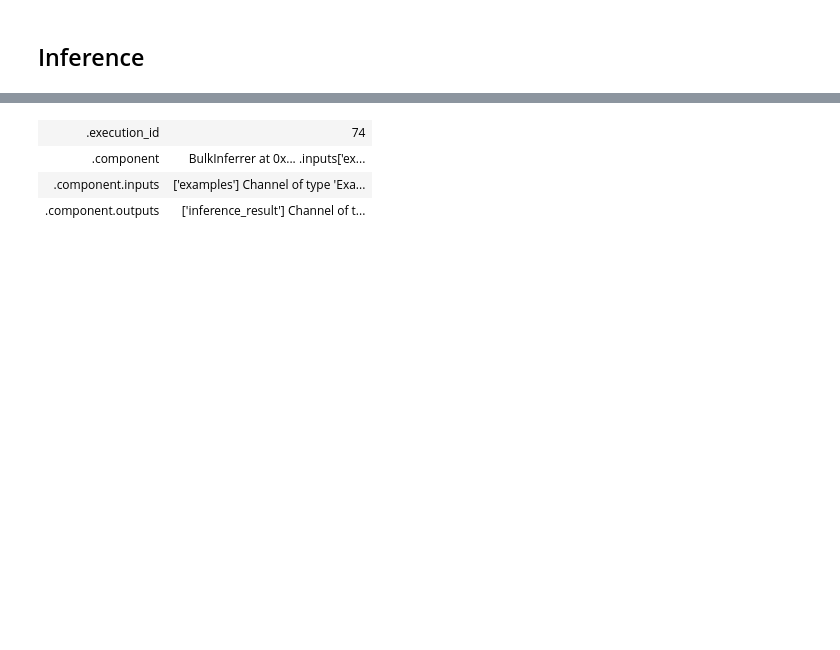
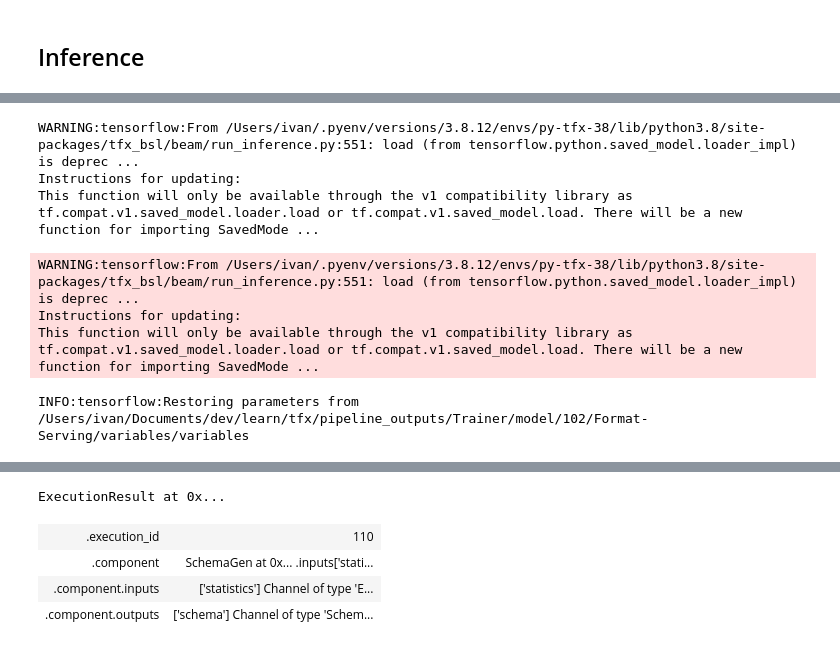
Before and after one commit to ivan-rivera/tfx, a Jupyter notebook: notebooks/interactive_pipeline.ipynb, the cells around one changed output, grey strips where cells are left out. Saved outputs shown, nothing was run; the diff lists cells and outputs as text; code cells hidden in the pictures; blank space fills up the shorter version.

Commit message:
updated interactive pipeline + data sampling

```diff
--- a/notebooks/interactive_pipeline.ipynb
+++ b/notebooks/interactive_pipeline.ipynb
@@ -444,3 +446,8 @@ if os.listdir(push_uri):
  <ConcreteFunction signature_wrapper(*, examples) at 0x...>)
 # %% [markdown]
 ## Inference
+# %%
+TEST_DATA_PATH = '/Users/ivan/Documents/dev/learn/tfx/data/test_data'
+infer_output_config = proto.Output(split_config=example_gen_pb2.SplitConfig(splits=[proto.SplitConfig.Split(name='test', hash_buckets=1)]))
+new_example_gen = tfx.components.CsvExampleGen(input_base=TEST_DATA_PATH, output_config=infer_output_config)
+context.run(new_example_gen)
@@ -447,23 +461,23 @@ if os.listdir(push_uri):
 # %%
 inferrer = tfx.components.BulkInferrer(
-    examples=example_gen.outputs['examples'],
+    examples=new_example_gen.outputs['examples'],
     model=trainer.outputs['model'],
     model_blessing=evaluator.outputs['blessing'],
     data_spec=tfx.proto.bulk_inferrer_pb2.DataSpec(),
     model_spec=tfx.proto.bulk_inferrer_pb2.ModelSpec(),
-#     output_example_spec=tfx.proto.bulk_inferrer_pb2.OutputExampleSpec(
-#          output_columns_spec=[tfx.proto.bulk_inferrer_pb2.OutputColumnsSpec(
-#              predict_output=tfx.proto.bulk_inferrer_pb2.PredictOutput(
-#                  output_columns=[tfx.proto.bulk_inferrer_pb2.PredictOutputCol(output_key='outputs',output_column='TARGET_PRED', )]
-#              )
-#          )]
-#      )
+    output_example_spec=tfx.proto.bulk_inferrer_pb2.OutputExampleSpec(
+         output_columns_spec=[tfx.proto.bulk_inferrer_pb2.OutputColumnsSpec(
+             predict_output=tfx.proto.bulk_inferrer_pb2.PredictOutput(
+                 output_columns=[tfx.proto.bulk_inferrer_pb2.PredictOutputCol(output_key='outputs',output_column='TARGET_PRED', )]
+             )
+         )]
+     )
 )
 context.run(inferrer)
 
-# infer_statistics = tfx.components.StatisticsGen(examples=inferrer.outputs['output_examples'])
-# context.run(infer_statistics)
+infer_statistics = tfx.components.StatisticsGen(examples=inferrer.outputs['output_examples'])
+context.run(infer_statistics)
 
-# infer_schema = tfx.components.SchemaGen(statistics=infer_statistics.outputs['statistics'])
-# context.run(infer_schema)
+infer_schema = tfx.components.SchemaGen(statistics=infer_statistics.outputs['statistics'])
+context.run(infer_schema)
 # %% [output]
@@ -470,0 +485,7 @@ ExecutionResult at 0x...
+WARNING:tensorflow:From /Users/ivan/.pyenv/versions/3.8.12/envs/py-tfx-38/lib/python3.8/site-packages/tfx_bsl/beam/run_inference.py:551: load (from tensorflow.python.saved_model.loader_impl) is deprec ...
+Instructions for updating:
+This function will only be available through the v1 compatibility library as tf.compat.v1.saved_model.loader.load or tf.compat.v1.saved_model.load. There will be a new function for importing SavedMode ...
+WARNING:tensorflow:From /Users/ivan/.pyenv/versions/3.8.12/envs/py-tfx-38/lib/python3.8/site-packages/tfx_bsl/beam/run_inference.py:551: load (from tensorflow.python.saved_model.loader_impl) is deprec ...
+Instructions for updating:
+This function will only be available through the v1 compatibility library as tf.compat.v1.saved_model.loader.load or tf.compat.v1.saved_model.load. There will be a new function for importing SavedMode ...
+INFO:tensorflow:Restoring parameters from /Users/ivan/Documents/dev/learn/tfx/pipeline_outputs/Trainer/model/102/Format-Serving/variables/variables
@@ -471,5 +495,6 @@ ExecutionResult at 0x...
+ExecutionResult at 0x...
-| .execution_id | 74 |
-| .component | BulkInferrer at 0x... .inputs['ex... |
-| .component.inputs | ['examples'] Channel of type 'Exa... |
-| .component.outputs | ['inference_result'] Channel of t... |
+| .execution_id | 110 |
+| .component | SchemaGen at 0x... .inputs['stati... |
+| .component.inputs | ['statistics'] Channel of type 'E... |
+| .component.outputs | ['schema'] Channel of type 'Schem... |
 # %%
```
Also changed, not shown: parts of 20 cells of this notebook, 2 other files.
